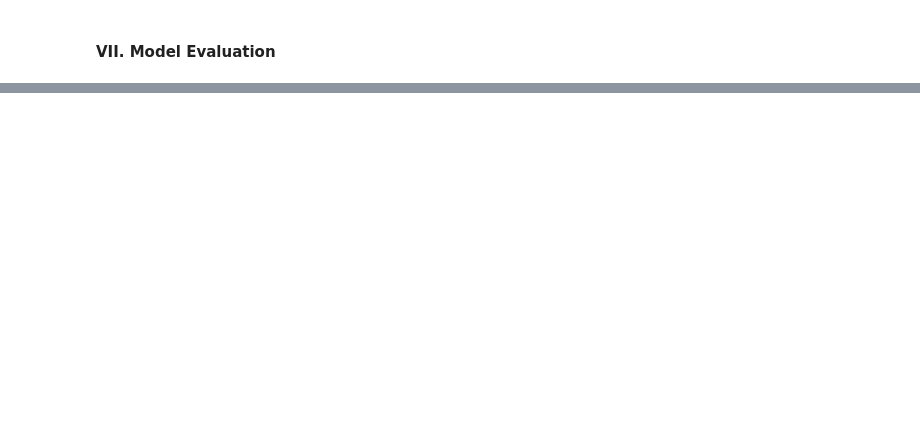
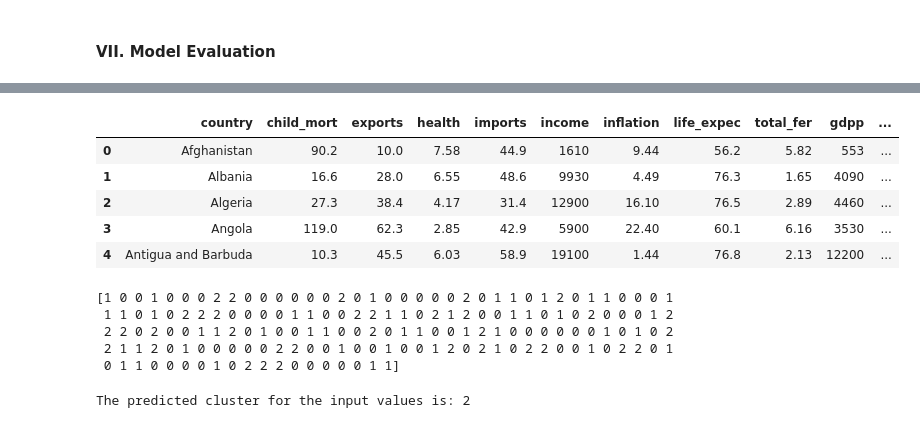
Before and after one commit to hirajya/CCADMACL_PROJECT_COM222, a Jupyter notebook: notebooks/ULCD.ipynb, the cells around one changed output, grey strips where cells are left out. Cells and saved outputs as stored; diff of their text form; code cells hidden in the pictures; blank space fills up the shorter version.

Commit message:
added hyperparmas, model eval, and predict func

```diff
--- a/notebooks/ULCD.ipynb
+++ b/notebooks/ULCD.ipynb
@@ -406,0 +424,2 @@ plt.show()
+# %%
+X_MMscaled_data = scaled_data['MinMaxScaler']
@@ -408,0 +522,6 @@ plt.show()
+# %%
+param_dist_dbscan = {
+    'eps': [0.2],
+    'min_samples': np.arange(2, 10),
+    'metric': ['euclidean', 'manhattan'],
+}
@@ -415,0 +786,31 @@ plt.show()
+# %%
+# Get the cluster labels
+df['Cluster'] = kmeans_optuna.labels_
+
+# Print the cluster centers
+print("Cluster Centers (Optuna):\n", kmeans_optuna.cluster_centers_)
+
+# Print the inertia
+print("Inertia (Optuna):", kmeans_optuna.inertia_)
+
+# Evaluate clustering metrics
+silhouette_optuna, calinski_optuna, davies_bouldin_optuna = evaluate_clustering(X_MMscaled_data, kmeans_optuna.labels_)
+print(f"Silhouette Score (Optuna): {silhouette_optuna:.4f}")
+print(f"Calinski-Harabasz Score (Optuna): {calinski_optuna:.4f}")
+print(f"Davies-Bouldin Score (Optuna): {davies_bouldin_optuna:.4f}")
+
+# Analyze clusters to determine which countries need aid the most
+# Assuming that countries with higher child mortality, lower income, and lower life expectancy need aid the most
+cluster_summary = df.groupby('Cluster').agg({
+    'child_mort': 'mean',
+    'income': 'mean',
+    'life_expec': 'mean'
+}).reset_index()
+
+print("Cluster Summary:\n", cluster_summary)
+
+# Identify the cluster with the highest child mortality, lowest income, and lowest life expectancy
+aid_cluster = cluster_summary.sort_values(by=['child_mort', 'income', 'life_expec'], ascending=[False, True, True]).iloc[0]['Cluster']
+countries_needing_aid = df[df['Cluster'] == aid_cluster]['country'].values
+
+print("Countries that need aid:\n", countries_needing_aid)
@@ -415,0 +835,38 @@ plt.show()
+# %%
+df.head()
+# %% [output]
+|  | country | child_mort | exports | health | imports | income | inflation | life_expec | total_fer | gdpp | ... |
+| 0 | Afghanistan | 90.2 | 10.0 | 7.58 | 44.9 | 1610 | 9.44 | 56.2 | 5.82 | 553 | ... |
+| 1 | Albania | 16.6 | 28.0 | 6.55 | 48.6 | 9930 | 4.49 | 76.3 | 1.65 | 4090 | ... |
+| 2 | Algeria | 27.3 | 38.4 | 4.17 | 31.4 | 12900 | 16.10 | 76.5 | 2.89 | 4460 | ... |
+| 3 | Angola | 119.0 | 62.3 | 2.85 | 42.9 | 5900 | 22.40 | 60.1 | 6.16 | 3530 | ... |
+| 4 | Antigua and Barbuda | 10.3 | 45.5 | 6.03 | 58.9 | 19100 | 1.44 | 76.8 | 2.13 | 12200 | ... |
+# %%
+cluster_values = df['Cluster'].values
+print(cluster_values)
+# %% [output]
+[1 0 0 1 0 0 0 2 2 0 0 0 0 0 0 2 0 1 0 0 0 0 0 2 0 1 1 0 1 2 0 1 1 0 0 0 1
+ 1 1 0 1 0 2 2 2 0 0 0 0 1 1 0 0 2 2 1 1 0 2 1 2 0 0 1 1 0 1 0 2 0 0 0 1 2
+ 2 2 0 2 0 0 1 1 2 0 1 0 0 1 1 0 0 2 0 1 1 0 0 1 2 1 0 0 0 0 0 0 1 0 1 0 2
+ 2 1 1 2 0 1 0 0 0 0 0 2 2 0 0 1 0 0 1 0 0 1 2 0 2 1 0 2 2 0 0 1 0 2 2 0 1
+ 0 1 1 0 0 0 0 1 0 2 2 2 0 0 0 0 0 1 1]
+# %%
+def predict_cluster(input_values):
+    # Ensure input_values is a 2D array
+    input_values = np.array(input_values).reshape(1, -1)
+
+    # Scale the input values using the same scaler used for training
+    scaler = MinMaxScaler()
+    scaler.fit(X)  # Fit on the original data
+    scaled_input = scaler.transform(input_values)
+
+    # Predict the cluster using the trained KMeans model
+    cluster = kmeans_optuna.predict(scaled_input)
+    return cluster[0]
+
+# Example usage:
+input_values = [90.2, 10.0, 7.58, 44.9, 1610, 9.44, 56.2, 5.82, 553]  # Example input
+predicted_cluster = predict_cluster(input_values)
+print(f"The predicted cluster for the input values is: {predicted_cluster}")
+# %% [output]
+The predicted cluster for the input values is: 2
```
Also changed, not shown: parts of 24 cells of this notebook, 3 other files.
